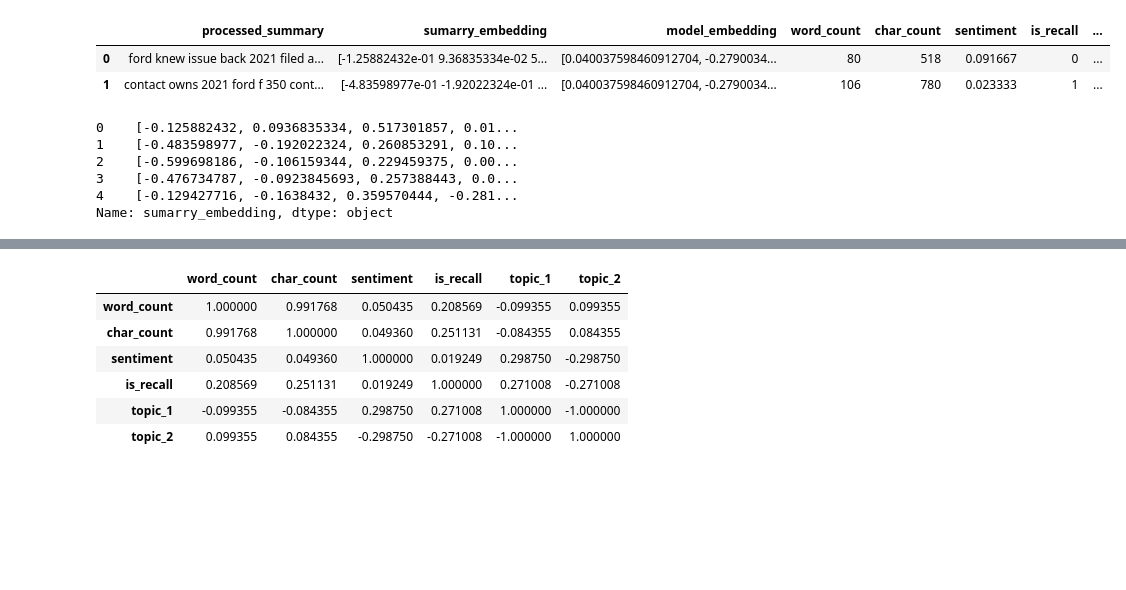
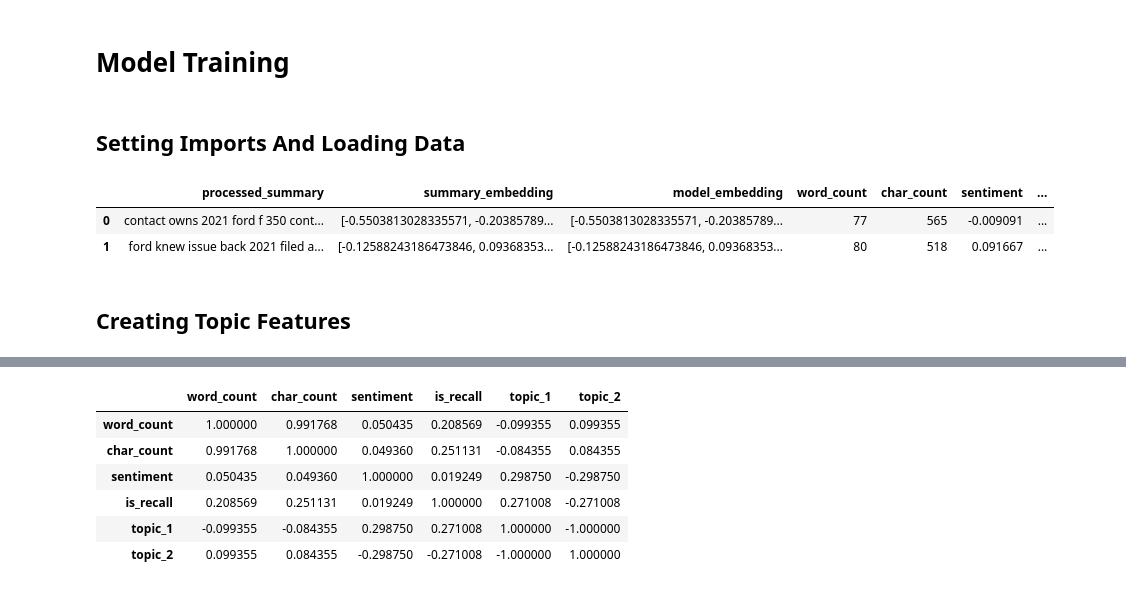
Before and after one commit to Dighzy/Ford-Case-Natural-Language-Processing-NLP, a Jupyter notebook: notebooks/model_train.ipynb, the cells around one changed output, grey strips where cells are left out. Saved outputs shown, nothing was run; the diff lists cells and outputs as text; code cells hidden in the pictures; blank space fills up the shorter version.

```diff
--- a/notebooks/model_train.ipynb
+++ b/notebooks/model_train.ipynb
@@ -13,6 +1,35 @@ df_teste = pd.read_json('../data/processed/df_final_model.json')
+# %% [markdown]
+# Model Training
+# %% [markdown]
+## Setting Imports And Loading Data
+# %%
+import pandas as pd
+import numpy as np
+import tensorflow as tf
+import ast
+
+from sklearn.model_selection import train_test_split
+from sklearn.preprocessing import StandardScaler
+
+from tensorflow.keras.layers import Input, Dense, Concatenate, Dropout, BatchNormalization, GaussianNoise
+from tensorflow.keras.callbacks import EarlyStopping , ModelCheckpoint, ReduceLROnPlateau
+
+from tensorflow.keras.models import Model
+from tensorflow.keras.regularizers import l2
+from tensorflow.keras.optimizers import Adam
+
+
+from sklearn.decomposition import LatentDirichletAllocation
+from sklearn.feature_extraction.text import TfidfVectorizer
+
+import random
+random.seed(4)
+
+
+df_final = pd.read_csv('../data/processed/df_final_model.csv')
 # %%
-df_teste.head(2)
+df_final.head(2)
 # %% [output]
-|  | processed_summary | sumarry_embedding | model_embedding | word_count | char_count | sentiment | is_recall | ... |
-| 0 | ford knew issue back 2021 filed a... | [-1.25882432e-01 9.36835334e-02 5... | [0.040037598460912704, -0.2790034... | 80 | 518 | 0.091667 | 0 | ... |
-| 1 | contact owns 2021 ford f 350 cont... | [-4.83598977e-01 -1.92022324e-01 ... | [0.040037598460912704, -0.2790034... | 106 | 780 | 0.023333 | 1 | ... |
+|  | processed_summary | summary_embedding | model_embedding | word_count | char_count | sentiment | ... |
+| 0 | contact owns 2021 ford f 350 cont... | [-0.5503813028335571, -0.20385789... | [-0.5503813028335571, -0.20385789... | 77 | 565 | -0.009091 | ... |
+| 1 | ford knew issue back 2021 filed a... | [-0.12588243186473846, 0.09368353... | [-0.12588243186473846, 0.09368353... | 80 | 518 | 0.091667 | ... |
@@ -61,11 +36,3 @@ df_final["sumarry_embedding"] = df_final["sumarry_embedding"].apply(clean_embedd
-# %%
-# Check the first few rows to ensure the transformation worked correctly
-print(df_final["sumarry_embedding"].head())
-# %% [output]
-0    [-0.125882432, 0.0936835334, 0.517301857, 0.01...
-1    [-0.483598977, -0.192022324, 0.260853291, 0.10...
-2    [-0.599698186, -0.106159344, 0.229459375, 0.00...
-3    [-0.476734787, -0.0923845693, 0.257388443, 0.0...
-4    [-0.129427716, -0.1638432, 0.359570444, -0.281...
-Name: sumarry_embedding, dtype: object
+# %% [markdown]
+## Creating Topic Features
 # %%
```
Also changed, not shown: parts of 28 cells of this notebook, 16 other files.
